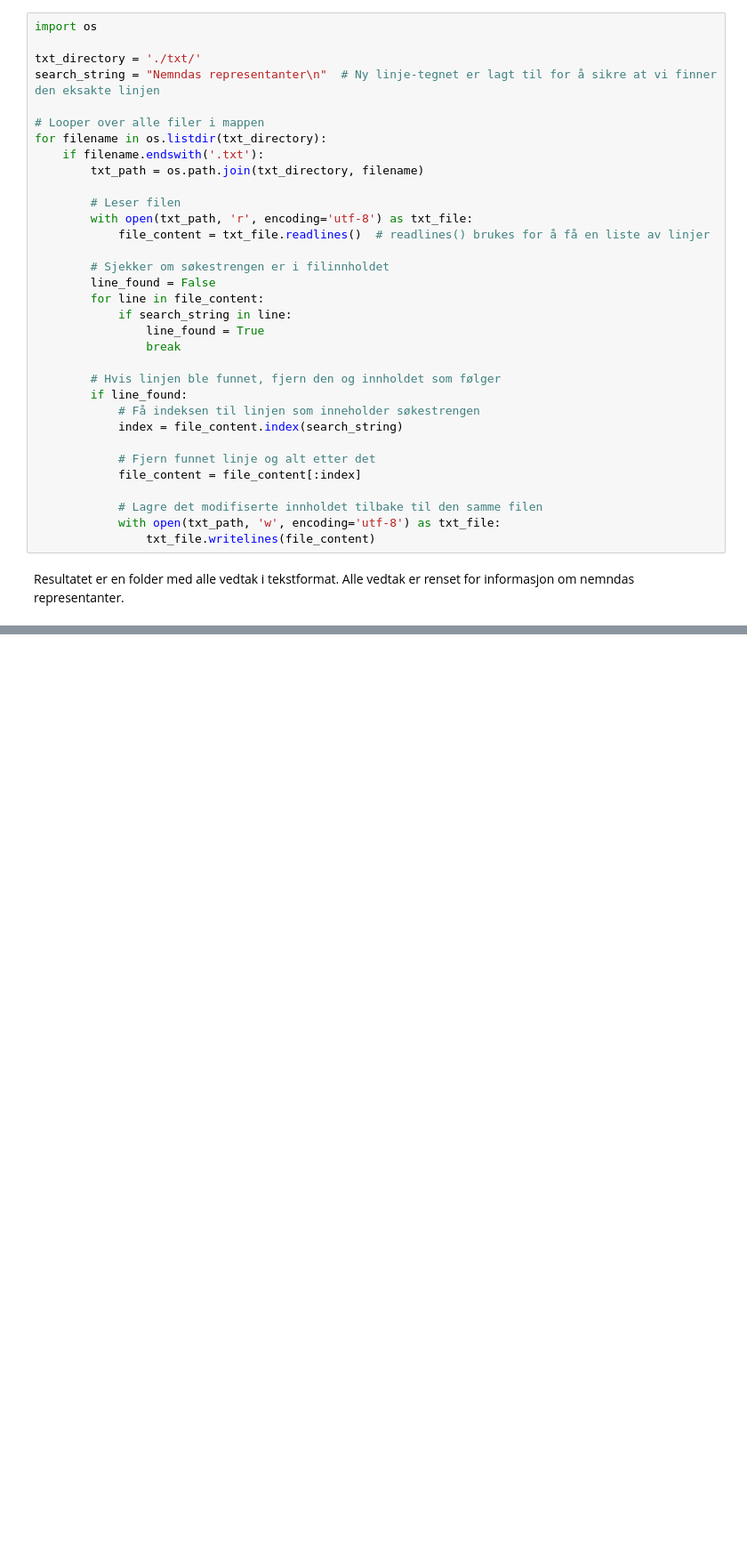
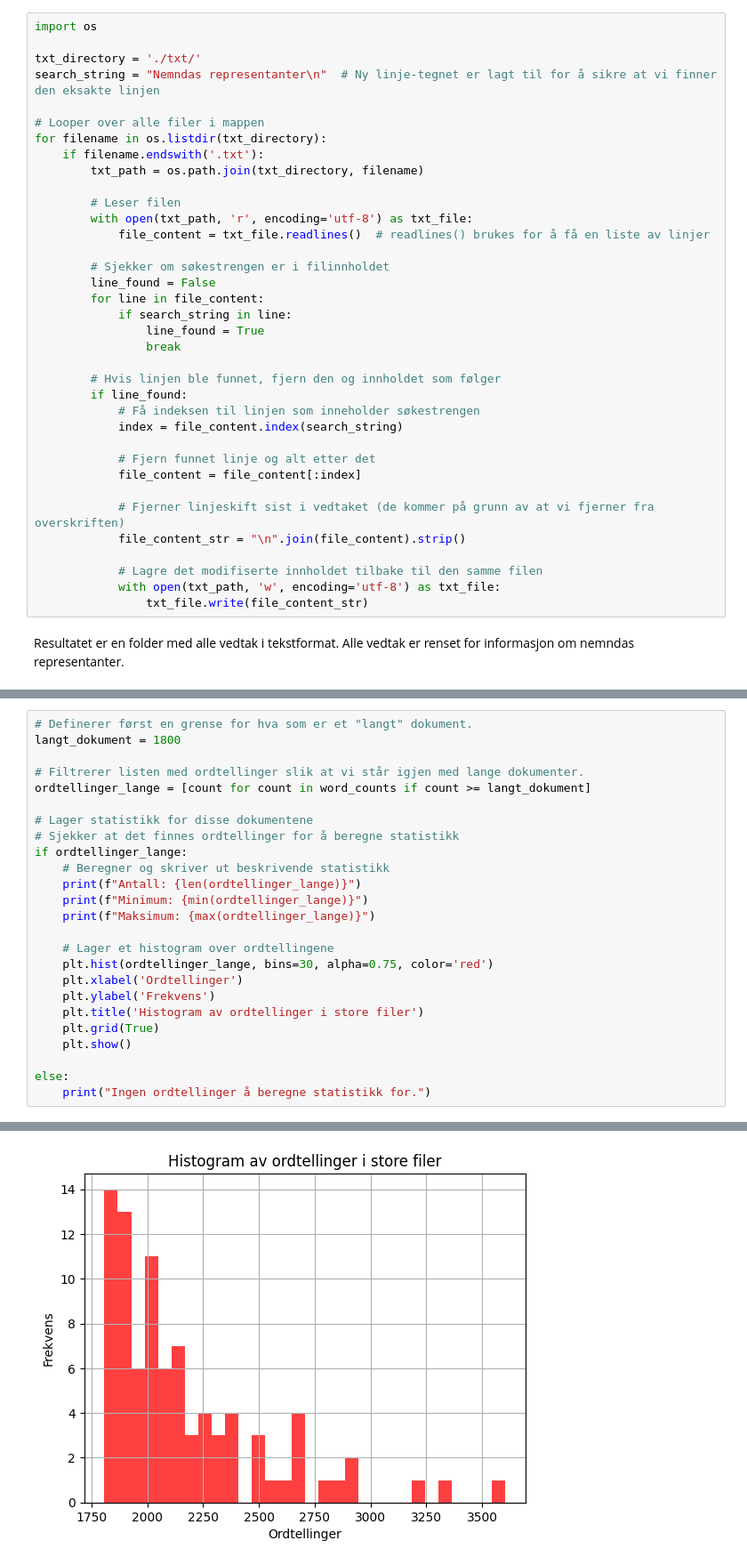
Before and after one commit to hans-chr-f/Vedtak, a Jupyter notebook: Vedtak.ipynb, the cells around one changed output, grey strips where cells are left out. Shown at 89% size. Drawn from its saved outputs; the diff is of its cells as text; blank space fills up the shorter version.

```diff
--- a/Vedtak.ipynb
+++ b/Vedtak.ipynb
@@ -282,8 +282,11 @@ for filename in os.listdir(txt_directory):
             # Fjern funnet linje og alt etter det
             file_content = file_content[:index]
 
+            # Fjerner linjeskift sist i vedtaket (de kommer på grunn av at vi fjerner fra overskriften)
+            file_content_str = "\n".join(file_content).strip()
+
             # Lagre det modifiserte innholdet tilbake til den samme filen
             with open(txt_path, 'w', encoding='utf-8') as txt_file:
-                txt_file.writelines(file_content)
+                txt_file.write(file_content_str)
 # %% [markdown]
 Resultatet er en folder med alle vedtak i tekstformat. Alle vedtak er renset for informasjon om nemndas representanter.
@@ -349,0 +355,26 @@ Standardavvik: 331.8767660236414
+# %%
+# Definerer først en grense for hva som er et "langt" dokument.
+langt_dokument = 1800
+
+# Filtrerer listen med ordtellinger slik at vi står igjen med lange dokumenter.
+ordtellinger_lange = [count for count in word_counts if count >= langt_dokument]
+
+# Lager statistikk for disse dokumentene
+# Sjekker at det finnes ordtellinger for å beregne statistikk
+if ordtellinger_lange:
+    # Beregner og skriver ut beskrivende statistikk
+    print(f"Antall: {len(ordtellinger_lange)}")
+    print(f"Minimum: {min(ordtellinger_lange)}")
+    print(f"Maksimum: {max(ordtellinger_lange)}")
+
+    # Lager et histogram over ordtellingene
+    plt.hist(ordtellinger_lange, bins=30, alpha=0.75, color='red')
+    plt.xlabel('Ordtellinger')
+    plt.ylabel('Frekvens')
+    plt.title('Histogram av ordtellinger i store filer')
+    plt.grid(True)
+    plt.show()
+
+else:
+    print("Ingen ordtellinger å beregne statistikk for.")
+# %% [output]
@@ -349,0 +384 @@ Standardavvik: 331.8767660236414
+[figure, added]
```
Also changed, not shown: parts of 8 cells of this notebook.
